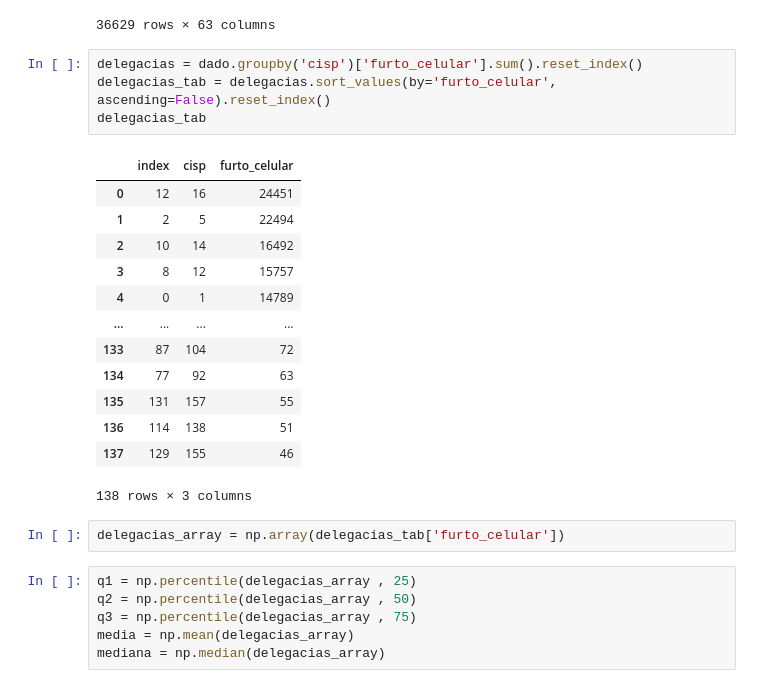
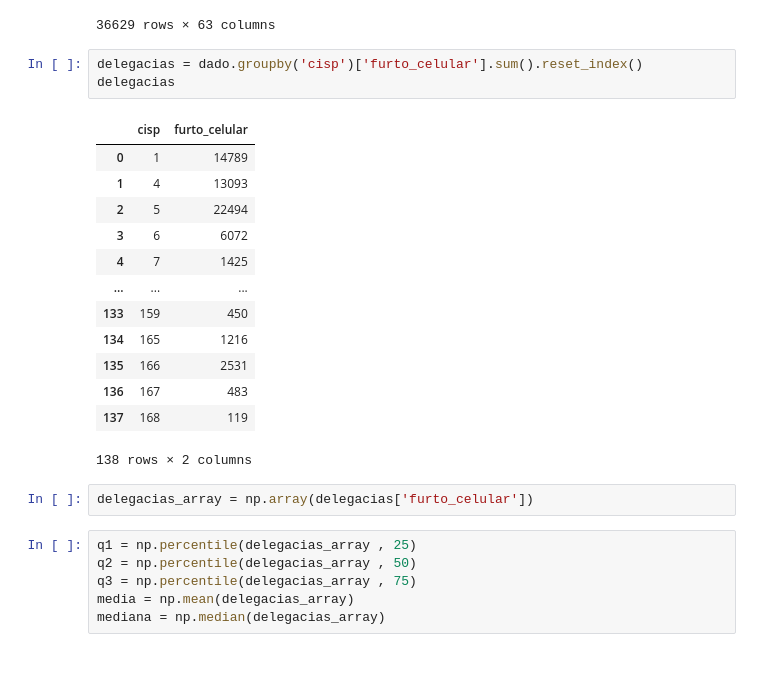
Before and after one commit to Samuelmcoimbra/Repo_senac, a Jupyter notebook: aula_13.ipynb, the cells around one changed output. Cells and saved outputs as stored; diff of their text form.

```diff
--- a/aula_13.ipynb
+++ b/aula_13.ipynb
@@ -189,24 +189,23 @@ dado
 36629 rows × 63 columns
 # %%
 delegacias = dado.groupby('cisp')['furto_celular'].sum().reset_index()
-delegacias_tab = delegacias.sort_values(by='furto_celular', ascending=False).reset_index()
-delegacias_tab
+delegacias
 # %% [output]
-|  | index | cisp | furto_celular |
-| 0 | 12 | 16 | 24451 |
-| 1 | 2 | 5 | 22494 |
-| 2 | 10 | 14 | 16492 |
-| 3 | 8 | 12 | 15757 |
-| 4 | 0 | 1 | 14789 |
-| ... | ... | ... | ... |
-| 133 | 87 | 104 | 72 |
-| 134 | 77 | 92 | 63 |
-| 135 | 131 | 157 | 55 |
-| 136 | 114 | 138 | 51 |
-| 137 | 129 | 155 | 46 |
+|  | cisp | furto_celular |
+| 0 | 1 | 14789 |
+| 1 | 4 | 13093 |
+| 2 | 5 | 22494 |
+| 3 | 6 | 6072 |
+| 4 | 7 | 1425 |
+| ... | ... | ... |
+| 133 | 159 | 450 |
+| 134 | 165 | 1216 |
+| 135 | 166 | 2531 |
+| 136 | 167 | 483 |
+| 137 | 168 | 119 |
-138 rows × 3 columns
+138 rows × 2 columns
 # %%
-delegacias_array = np.array(delegacias_tab['furto_celular'])
+delegacias_array = np.array(delegacias['furto_celular'])
 # %%
 q1 = np.percentile(delegacias_array , 25)
 q2 = np.percentile(delegacias_array , 50)
```
Also changed, not shown: parts of 27 cells of this notebook, 2 other files.
